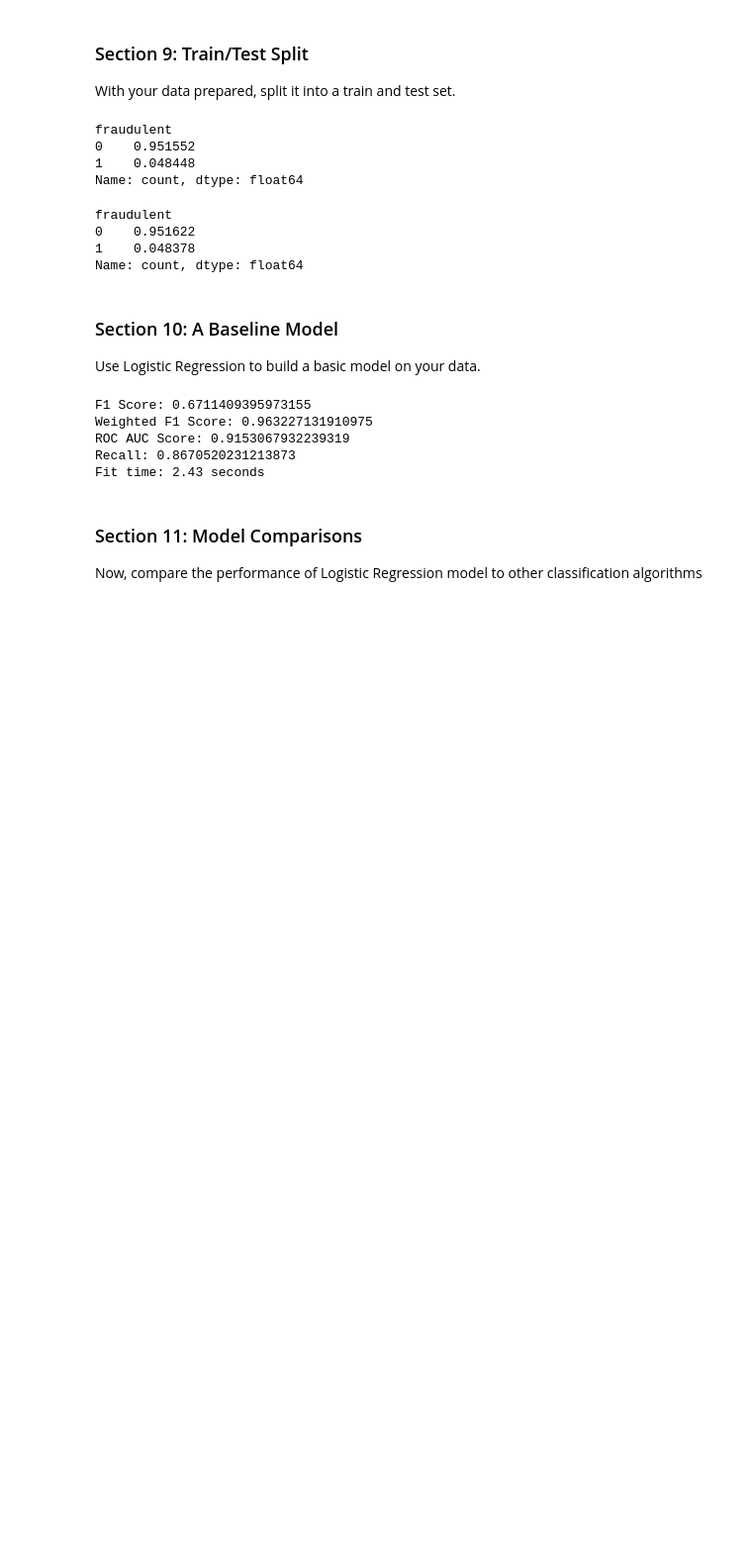
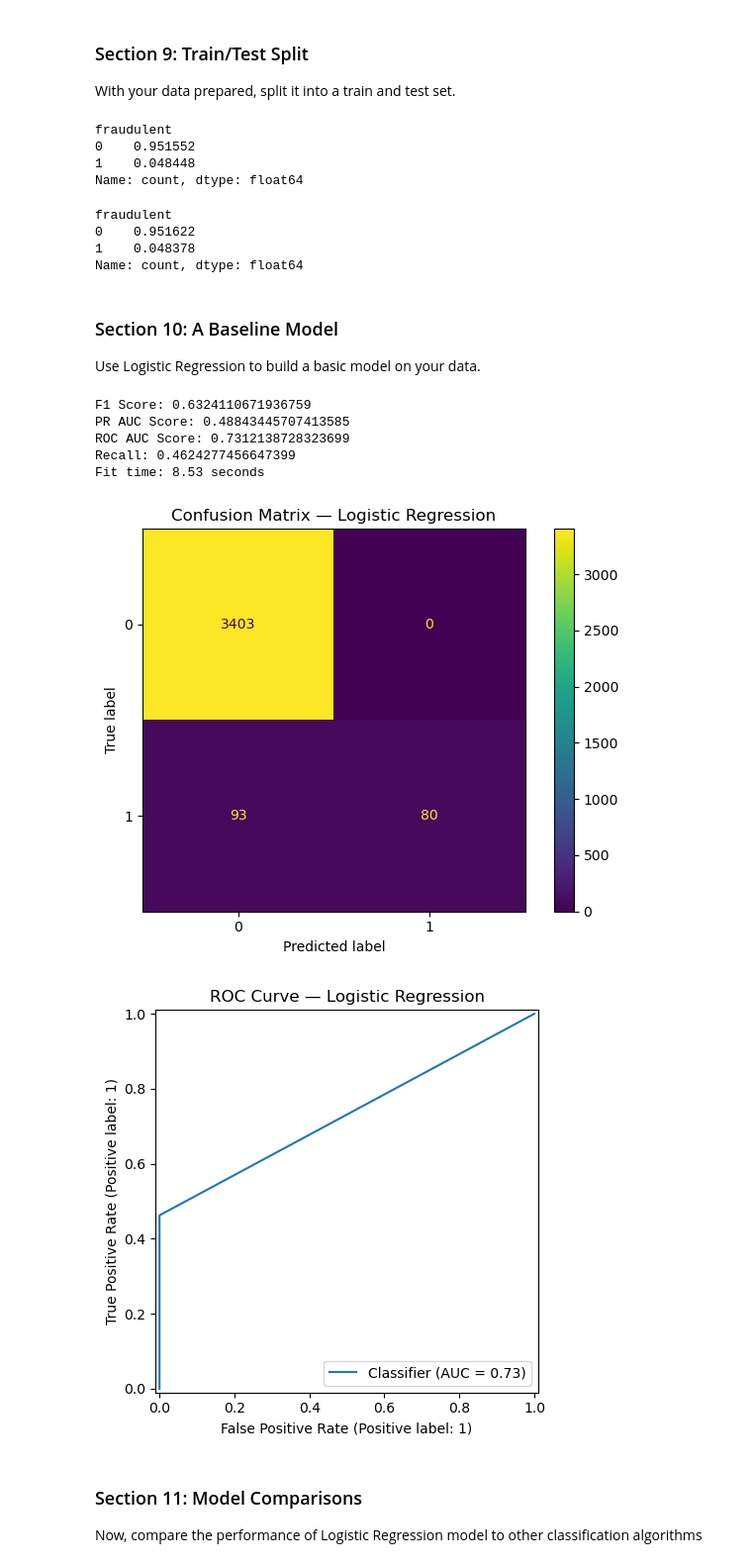
Before and after one commit to antaerus/fluffy-goggles, a Jupyter notebook: exploratory_data_analysis.ipynb, the cells around one changed output. Shown at 99% size. Cells and saved outputs as stored; diff of their text form; code cells hidden in the pictures; blank space fills up the shorter version.

```diff
--- a/exploratory_data_analysis.ipynb
+++ b/exploratory_data_analysis.ipynb
@@ -733,16 +886,31 @@ preds = baseline_lr.predict(X_test)
 # %%
-f1 = f1_score(y_test, preds)
-f1_weighted = f1_score(y_test, preds, average='weighted')
-roc_auc = roc_auc_score(y_test, preds)
-recall = recall_score(y_test, preds)
+f1 = f1_score(y_test, rf_preds)
+pr_auc = average_precision_score(y_test, rf_preds)
+roc_auc = roc_auc_score(y_test, rf_preds)
+recall = recall_score(y_test, rf_preds)
 print("F1 Score:", f1)
-print("Weighted F1 Score:", f1_weighted)
+print("PR AUC Score:", pr_auc)
 print("ROC AUC Score:", roc_auc)
 print("Recall:", recall)
 print(f"Fit time: {fit_time:.2f} seconds")
 # %% [output]
-F1 Score: 0.6711409395973155
-Weighted F1 Score: 0.963227131910975
-ROC AUC Score: 0.9153067932239319
-Recall: 0.8670520231213873
-Fit time: 2.43 seconds
+F1 Score: 0.6324110671936759
+PR AUC Score: 0.48843445707413585
+ROC AUC Score: 0.7312138728323699
+Recall: 0.4624277456647399
+Fit time: 8.53 seconds
+# %%
+ConfusionMatrixDisplay.from_predictions(y_test, rf_preds, values_format="d")
+plt.title(f"Confusion Matrix — Logistic Regression")
+plt.tight_layout()
+plt.savefig('images/baseline_model_confusion_matrix.png')
+plt.show()
+
+RocCurveDisplay.from_predictions(y_test, rf_preds)
+plt.title(f"ROC Curve — Random Forest")
+plt.tight_layout()
+plt.savefig('images/baseline_model_roc_auc_curve.png')
+plt.show()
+# %% [output]
+[figure, added]
+[figure, added]
```
Also changed, not shown: parts of 22 cells of this notebook, 9 other files.
